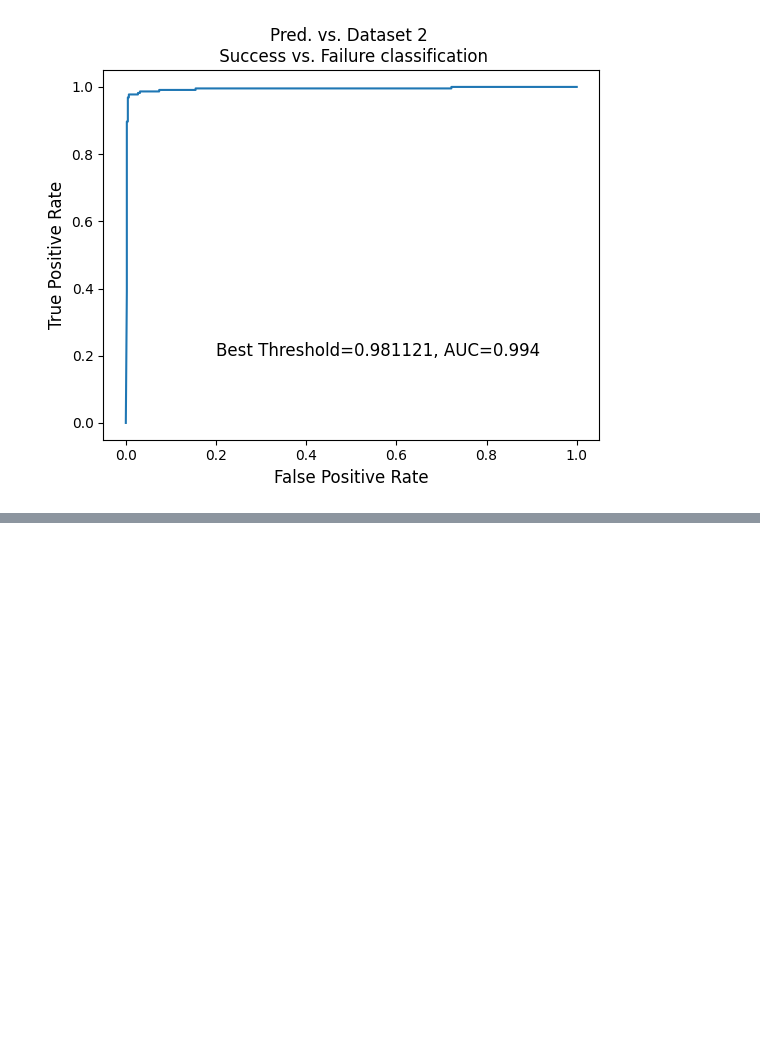
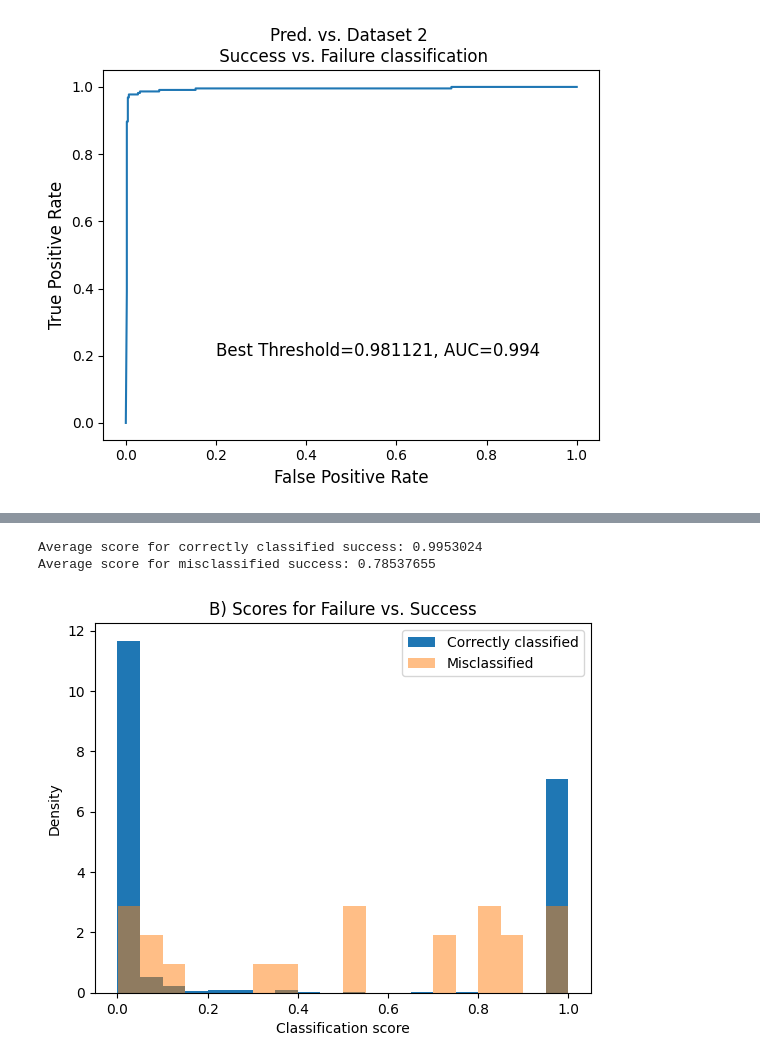
Before and after one commit to g-bardon/RFIDeep, a Jupyter notebook: RFIDeep_Codes/accuracy_RFIDeep_paper.ipynb, the cells around one changed output, grey strips where cells are left out. Cells and saved outputs as stored; diff of their text form; code cells hidden in the pictures; blank space fills up the shorter version.

```diff
--- a/RFIDeep_Codes/accuracy_RFIDeep_paper.ipynb
+++ b/RFIDeep_Codes/accuracy_RFIDeep_paper.ipynb
@@ -529,0 +563,17 @@ Best Threshold=0.981121, G-Mean=0.985
+# %%
+plt.hist(data_comparison_SF.loc[data_comparison_SF["pred_S_F"] == data_comparison_SF["dataset1_outcome"], 'proba_S'], density=True, bins=20, label= 'Correctly classified')
+plt.hist(data_comparison_SF.loc[data_comparison_SF["pred_S_F"] != data_comparison_SF["dataset1_outcome"], 'proba_S'], bins=20, density=True, alpha=0.5, label= 'Misclassified')
+plt.ylabel('Density')
+plt.xlabel('Classification score')
+plt.title('B) Scores for Failure vs. Success')
+plt.legend()
+plt.savefig('distribution_scores_breedingoutcome.pdf', bbox_inches='tight')
+
+print("Average score for correctly classified success: " +
+      str(np.mean(data_comparison_SF.loc[(data_comparison_SF["pred_S_F"] == data_comparison_SF["dataset1_outcome"]) & (data_comparison_SF["pred_S_F"] == 'S'), 'proba_S'])))
+print("Average score for misclassified success: " +
+      str(np.mean(data_comparison_SF.loc[(data_comparison_SF["pred_S_F"] != data_comparison_SF["dataset1_outcome"]) & (data_comparison_SF["pred_S_F"] == 'S'), 'proba_S'])))
+# %% [output]
+Average score for correctly classified success: 0.9953024
+Average score for misclassified success: 0.78537655
+[figure, added]
```
Also changed, not shown: parts of 2 cells of this notebook.
